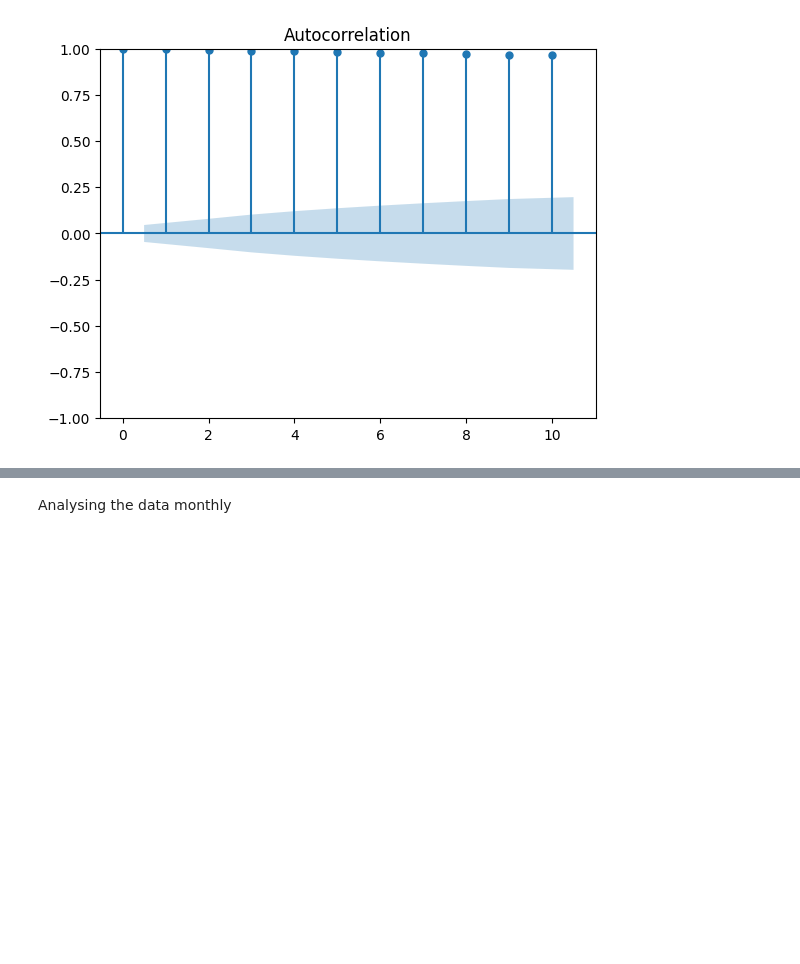
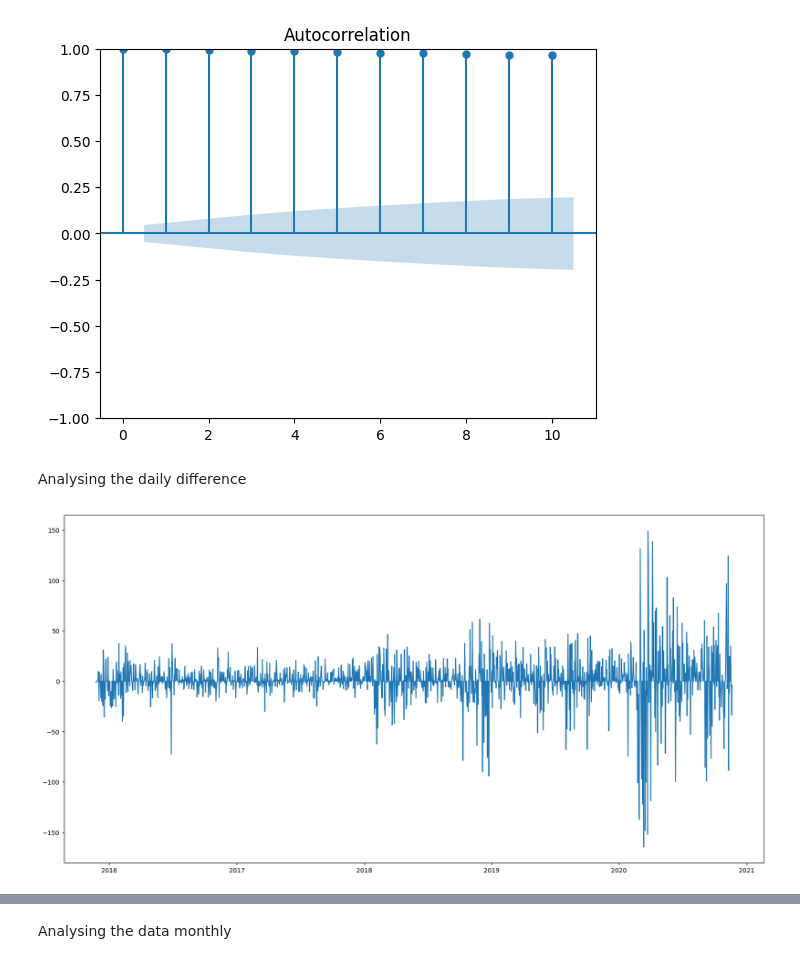
Before and after one commit to TheNoobGoda/time_series_project, a Jupyter notebook: yahoo_stock.ipynb, the cells around one changed output, grey strips where cells are left out. Drawn from its saved outputs; the diff is of its cells as text; code cells hidden in the pictures; blank space fills up the shorter version.

Commit message:
daily difference analysis

```diff
--- a/yahoo_stock.ipynb
+++ b/yahoo_stock.ipynb
@@ -125,3 +124,14 @@ fig = tsaplots.plot_acf(df['High'], lags=10)
 plt.show()
 # %% [output]
 [figure]
+# %% [markdown]
+Analysing the daily difference
+# %%
+daily_diff = df.diff()
+
+plt.figure(figsize=(20,10))
+#plt.scatter(monthly_diff.index,monthly_diff['High'])
+plt.plot(daily_diff.index,daily_diff['High'])
+plt.show()
+# %% [output]
+[figure, added]
```
Also changed, not shown: parts of 6 cells of this notebook.
